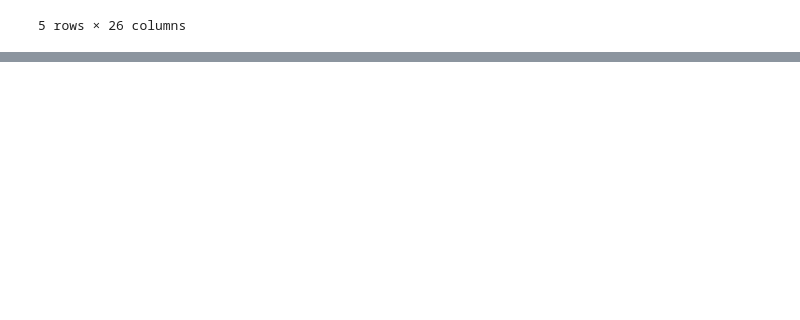
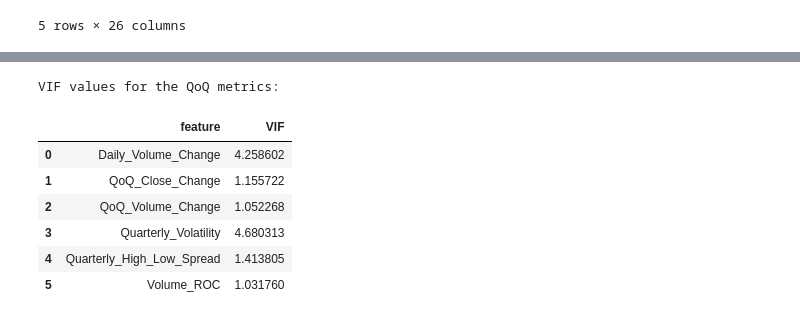
Before and after one commit to ChenPortsia/Reduce-dimensions-investment-strategy, a Jupyter notebook: Reduce-dimensions-investment-strategy.ipynb, the cells around one changed output, grey strips where cells are left out. Cells and saved outputs as stored; diff of their text form; code cells hidden in the pictures; blank space fills up the shorter version.

```diff
--- a/Reduce-dimensions-investment-strategy.ipynb
+++ b/Reduce-dimensions-investment-strategy.ipynb
@@ -30,3 +30,14 @@ print(current_tickers)
 Current S&P 500 tickers:
 Number of companies: 503
 ['MMM', 'AOS', 'ABT', 'ABBV', 'ACN', 'ADBE', 'AMD', 'AES', 'AFL', 'A', 'APD', 'ABNB', 'AKAM', 'ALB', 'ARE', 'ALGN', 'ALLE', 'LNT', 'ALL', 'GOOGL', 'GOOG', 'MO', 'AMZN', 'AMCR', 'AEE', 'AAL', 'AEP', 'A ...
+# %%
+# Finde tickers that has non alphabetic characters
+non_alpha_tickers = [ticker for ticker in current_tickers if not ticker.isalpha()]
+print("Tickers with non-alphabetic characters:")
+print(non_alpha_tickers)
+
+# Fix the non-alphabetic tickers
+for ticker in non_alpha_tickers:
+    new_ticker = ticker.replace('.', '-')
+    print(f"Replacing {ticker} with {new_ticker}")
+    current_tickers = [new_ticker if x == ticker else x for x in current_tickers]
@@ -271,0 +404,19 @@ Social Indicators DataFrame:
+# %%
+# Replace infinite and NaN values with zeros
+qoq_metrics = qoq_metrics.replace([np.inf, -np.inf, np.nan], 0)
+
+# Drop Daily_Rate_Change
+# qoq_metrics.drop(columns=['Daily_Rate_Change'], inplace=True)
+
+# Print the VIF values for the QoQ metrics
+print("VIF values for the QoQ metrics:")
+calculate_vif(qoq_metrics)
+# %% [output]
+VIF values for the QoQ metrics:
+|  | feature | VIF |
+| 0 | Daily_Volume_Change | 4.258602 |
+| 1 | QoQ_Close_Change | 1.155722 |
+| 2 | QoQ_Volume_Change | 1.052268 |
+| 3 | Quarterly_Volatility | 4.680313 |
+| 4 | Quarterly_High_Low_Spread | 1.413805 |
+| 5 | Volume_ROC | 1.031760 |
```
Also changed, not shown: parts of 7 cells of this notebook.
